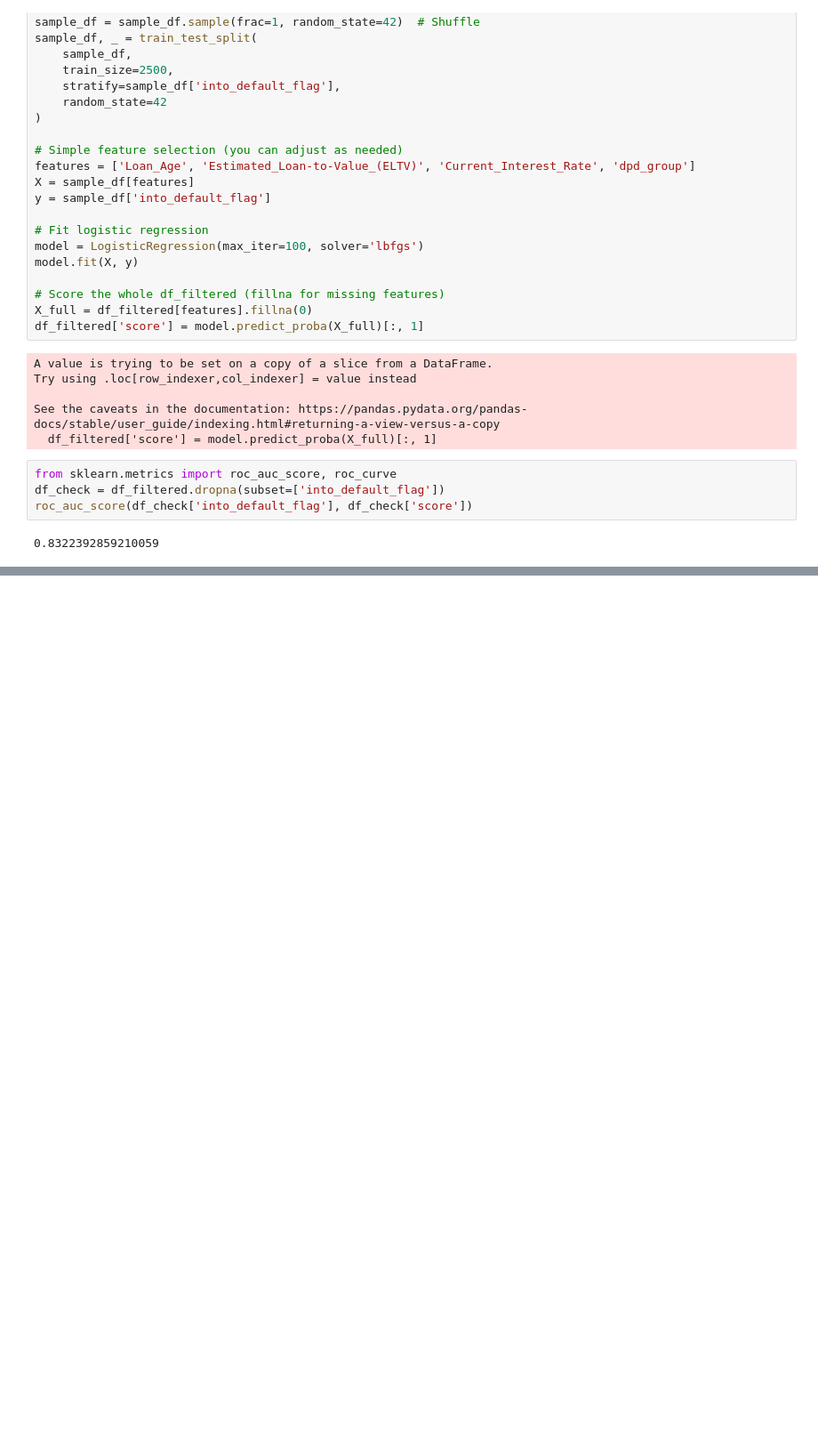
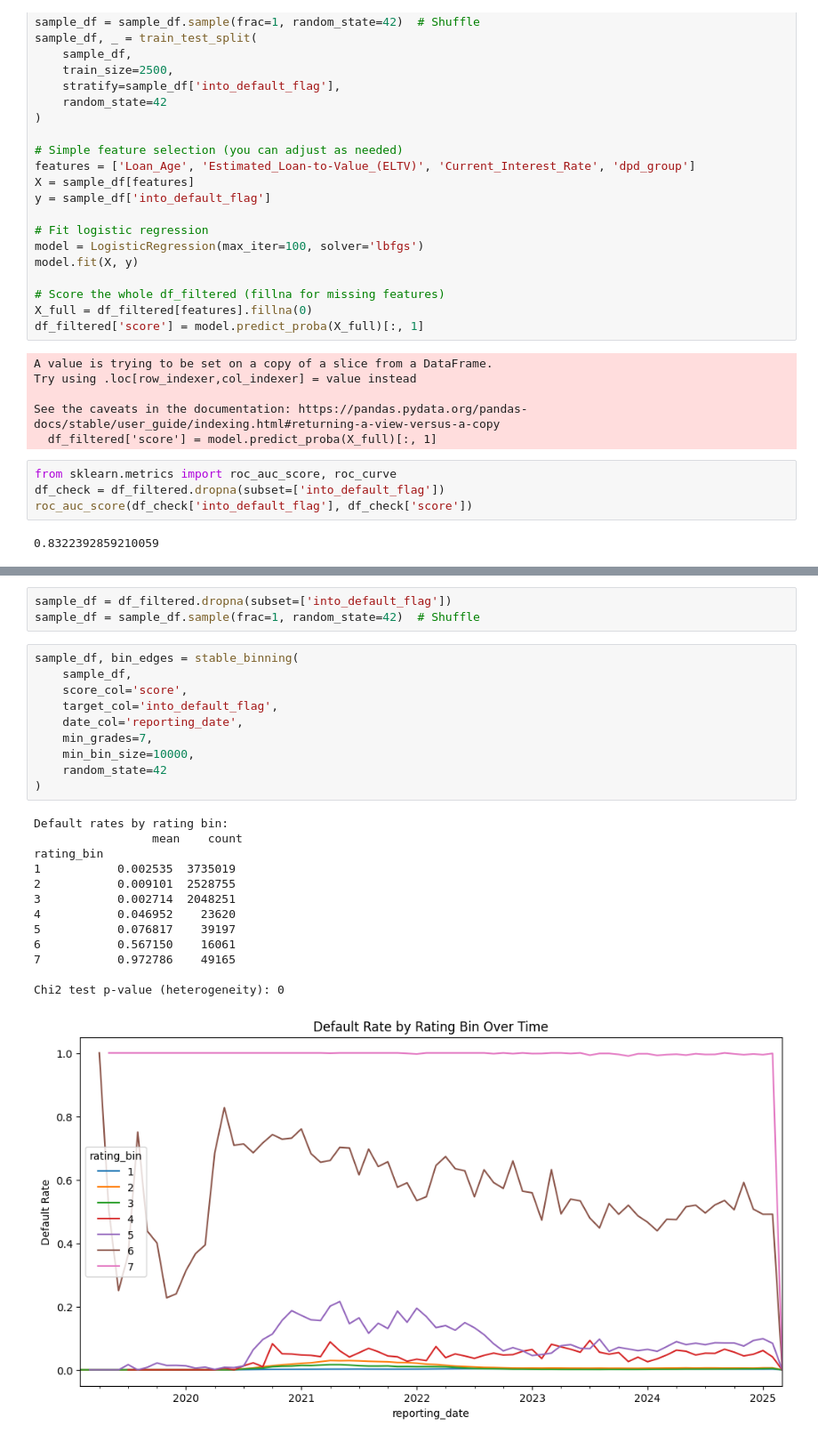
Before and after one commit to jacekkrawiec/IRBStudio, a Jupyter notebook: notebooks/pd_simulator_example.ipynb, the cells around one changed output, grey strips where cells are left out. Shown at 89% size. Saved outputs shown, nothing was run; the diff lists cells and outputs as text; blank space fills up the shorter version.

```diff
--- a/notebooks/pd_simulator_example.ipynb
+++ b/notebooks/pd_simulator_example.ipynb
@@ -483,0 +475,27 @@ MemoryError: Unable to allocate 1.32 GiB for an array with shape (21, 8440068) a
+# %%
+sample_df = df_filtered.dropna(subset=['into_default_flag'])
+sample_df = sample_df.sample(frac=1, random_state=42)  # Shuffle
+# %%
+sample_df, bin_edges = stable_binning(
+    sample_df,
+    score_col='score',
+    target_col='into_default_flag',
+    date_col='reporting_date',
+    min_grades=7,
+    min_bin_size=10000,
+    random_state=42
+)
+# %% [output]
+Default rates by rating bin:
+                 mean    count
+rating_bin
+1           0.002535  3735019
+2           0.009101  2528755
+3           0.002714  2048251
+4           0.046952    23620
+5           0.076817    39197
+6           0.567150    16061
+7           0.972786    49165
+
+Chi2 test p-value (heterogeneity): 0
+[figure, added]
```
Also changed, not shown: parts of 11 cells of this notebook, 3 other files.
